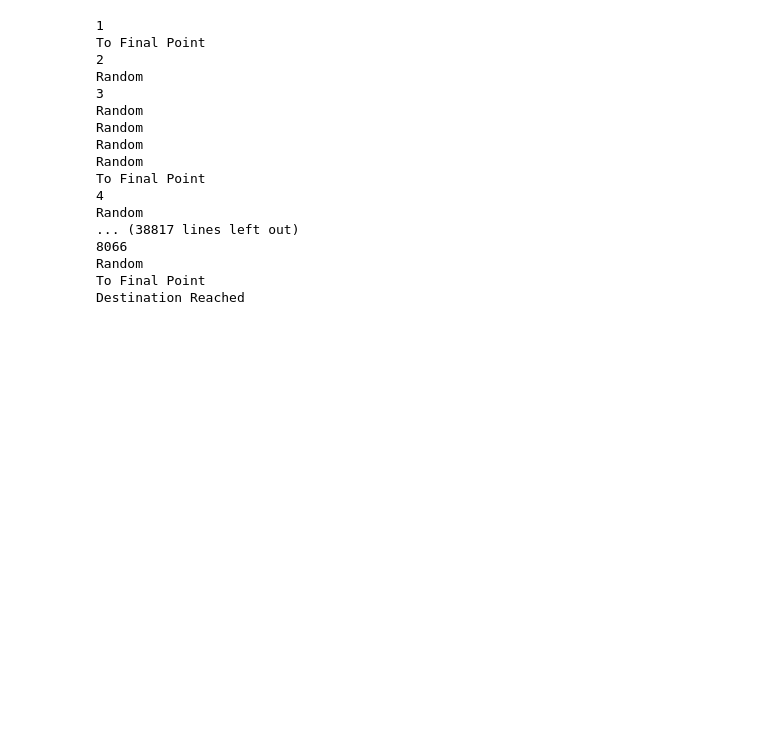
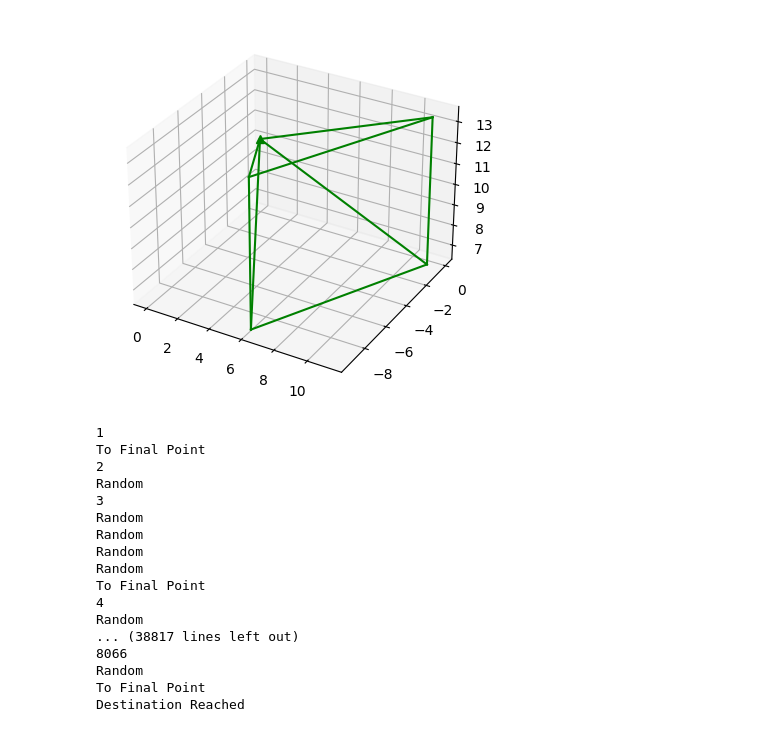
Before and after one commit to jeffersonkim97/cognis_UAM, a Jupyter notebook: script/3D/3DRRT.ipynb, the cells around one changed output. Drawn from its saved outputs; the diff is of its cells as text; code cells hidden in the pictures; blank space fills up the shorter version.

Commit message:
3D RRT added Camera

```diff
--- a/script/3D/3DRRT.ipynb
+++ b/script/3D/3DRRT.ipynb
@@ -41,0 +106,12 @@ dQ = 2.5 # Incremental Distance
+# %%
+cam_pos = np.array([0.0, 0.0, 10.0, 0.0, np.deg2rad(-30)])
+R = 10
+thetaH = np.deg2rad(54.2)
+thetaV = np.deg2rad(41.7)
+pan = np.array([0.0, 2*np.pi, np.deg2rad(10)])
+tilt = np.array([-np.pi/4, 0.0, np.deg2rad(5)])
+# %%
+cam0 = Camera(cam_pos, R, thetaH, thetaV, pan, tilt)
+vertex = cam0.get_vertex(0)
+for i in range(4):
+    print(vertex[str(i)])
@@ -42,3 +131,15 @@ dQ = 2.5 # Incremental Distance
+# %%
+fig = plt.figure()
+ax = plt.axes(projection='3d')
+
+ax.plot3D(cam_pos[0], cam_pos[1], cam_pos[2], '^g')
+for i in range(4):
+    ax.plot3D([vertex[str(i%4)][0][0], vertex[str((i+1)%4)][0][0]], [vertex[str(i%4)][1][0], vertex[str((i+1)%4)][1][0]], [vertex[str(i%4)][2][0], vertex[str((i+1)%4)][2][0]], '-g')
+    ax.plot3D([cam_pos[0], vertex[str(i%4)][0][0]], [cam_pos[1], vertex[str(i%4)][1][0]], [cam_pos[2], vertex[str(i%4)][2][0]], '-g')
+
+plt.show()
+# %% [output]
+[figure, added]
 # %%
 def rand_conf(rnt):
     # Random
```
Also changed, not shown: parts of 4 cells of this notebook.
